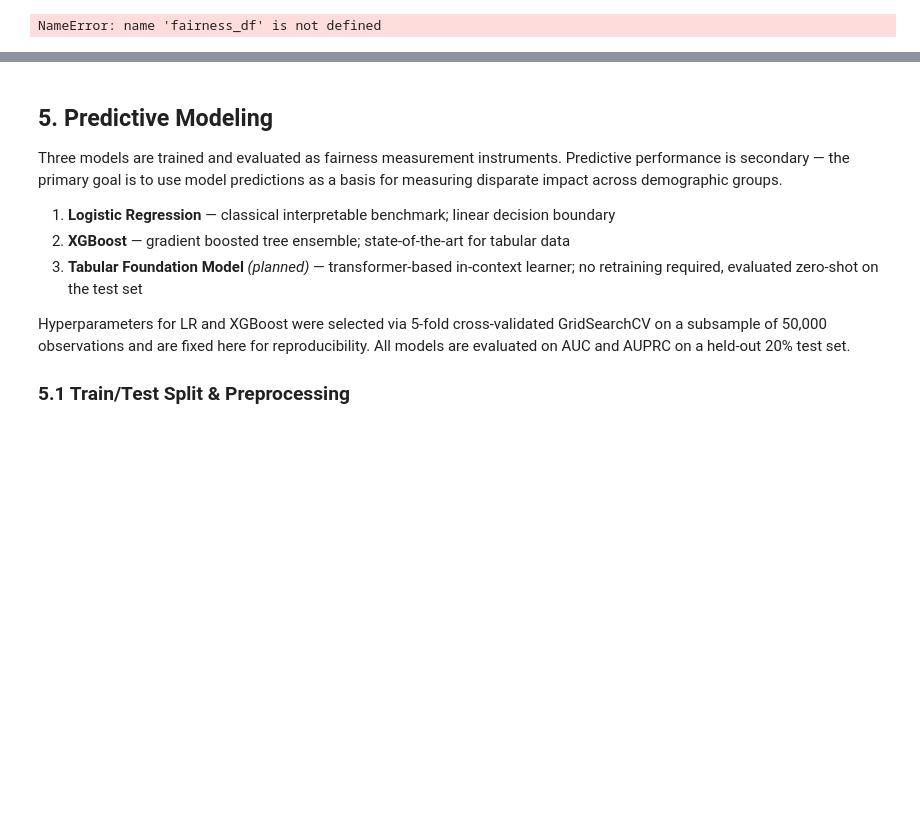
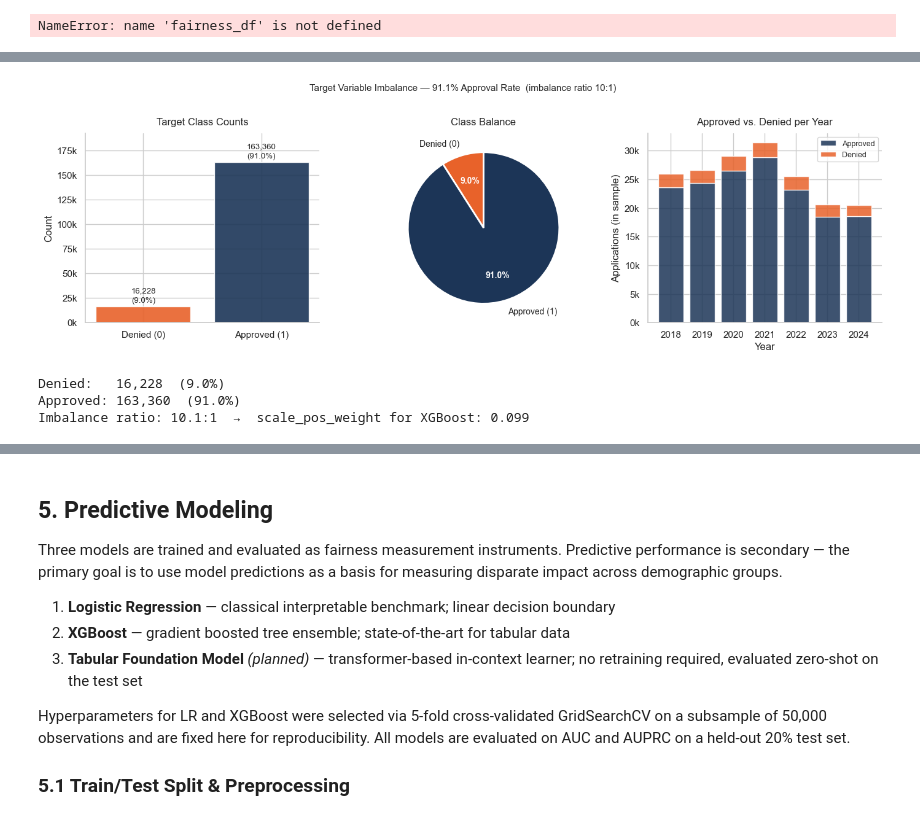
Before and after one commit to lenatran03/APA_HMDA, a Jupyter notebook: hmda_eda_modeling_update.ipynb, the cells around one changed output, grey strips where cells are left out. Drawn from its saved outputs; the diff is of its cells as text; code cells hidden in the pictures; blank space fills up the shorter version.

```diff
--- a/hmda_eda_modeling_update.ipynb
+++ b/hmda_eda_modeling_update.ipynb
@@ -433,0 +497,76 @@ NameError: name 'fairness_df' is not defined
+# %%
+# Target variable class distribution
+counts = pd.Series(y).value_counts().sort_index()
+bar_colors = ['#e8622a', '#1c3557']
+
+fig, axes = plt.subplots(1, 3, figsize=(14, 4.5))
+fig.suptitle(
+    f'Target Variable Imbalance — 91.1% Approval Rate  '
+    f'(imbalance ratio {counts[1]/counts[0]:.0f}:1)',
+    fontsize=11, y=1.01
+)
+
+# Bar chart
+ax = axes[0]
+bars = ax.bar(['Denied (0)', 'Approved (1)'], counts.values,
+              color=bar_colors, edgecolor='white', alpha=0.9)
+ax.set_title('Target Class Counts', pad=10)
+ax.set_ylabel('Count')
+ax.yaxis.set_major_formatter(mticker.FuncFormatter(lambda x, _: f'{x/1000:.0f}k'))
+ax.set_ylim(0, counts.max() * 1.18)
+ax.spines[['top', 'right']].set_visible(False)
+for bar, v in zip(bars, counts.values):
+    ax.text(
+        bar.get_x() + bar.get_width() / 2,
+        bar.get_height() + counts.max() * 0.015,
+        f'{v:,}\n({v/len(y):.1%})',
+        ha='center', va='bottom', fontsize=9.5, linespacing=1.4
+    )
+
+# Pie chart
+ax = axes[1]
+wedges, texts, autotexts = ax.pie(
+    counts.values,
+    labels=['Denied (0)', 'Approved (1)'],
+    colors=bar_colors,
+    autopct='%1.1f%%',
+    startangle=90,
+    wedgeprops={'edgecolor': 'white', 'linewidth': 2},
+    pctdistance=0.65,
+    labeldistance=1.15,
+)
+for t in texts:
+    t.set_fontsize(10)
+for at in autotexts:
+    at.set_fontsize(10)
+    at.set_color('white')
+    at.set_fontweight('bold')
+ax.set_title('Class Balance', pad=10)
+
+# Stacked bar by year
+ax = axes[2]
+year_counts = df.groupby('activity_year')['target'].agg(['sum', 'count'])
+year_counts['denied'] = year_counts['count'] - year_counts['sum']
+ax.bar(year_counts.index, year_counts['sum'],
+       label='Approved', color='#1c3557', alpha=0.85)
+ax.bar(year_counts.index, year_counts['denied'],
+       label='Denied', color='#e8622a', alpha=0.85,
+       bottom=year_counts['sum'])
+ax.yaxis.set_major_formatter(mticker.FuncFormatter(lambda x, _: f'{x/1000:.0f}k'))
+ax.set_title('Approved vs. Denied per Year', pad=10)
+ax.set_xlabel('Year')
+ax.set_ylabel('Applications (in sample)')
+ax.set_xticks(year_counts.index)
+ax.spines[['top', 'right']].set_visible(False)
+ax.legend(fontsize=9, framealpha=0.8, loc='upper right')
+
+plt.tight_layout()
+plt.show()
+print(f"Denied:   {counts[0]:,}  ({counts[0]/len(y):.1%})")
+print(f"Approved: {counts[1]:,}  ({counts[1]/len(y):.1%})")
+print(f"Imbalance ratio: {counts[1]/counts[0]:.1f}:1  →  scale_pos_weight for XGBoost: {counts[0]/counts[1]:.3f}")
+# %% [output]
+[figure, added]
+Denied:   16,228  (9.0%)
+Approved: 163,360  (91.0%)
+Imbalance ratio: 10.1:1  →  scale_pos_weight for XGBoost: 0.099
```
Also changed, not shown: parts of 21 cells of this notebook.
